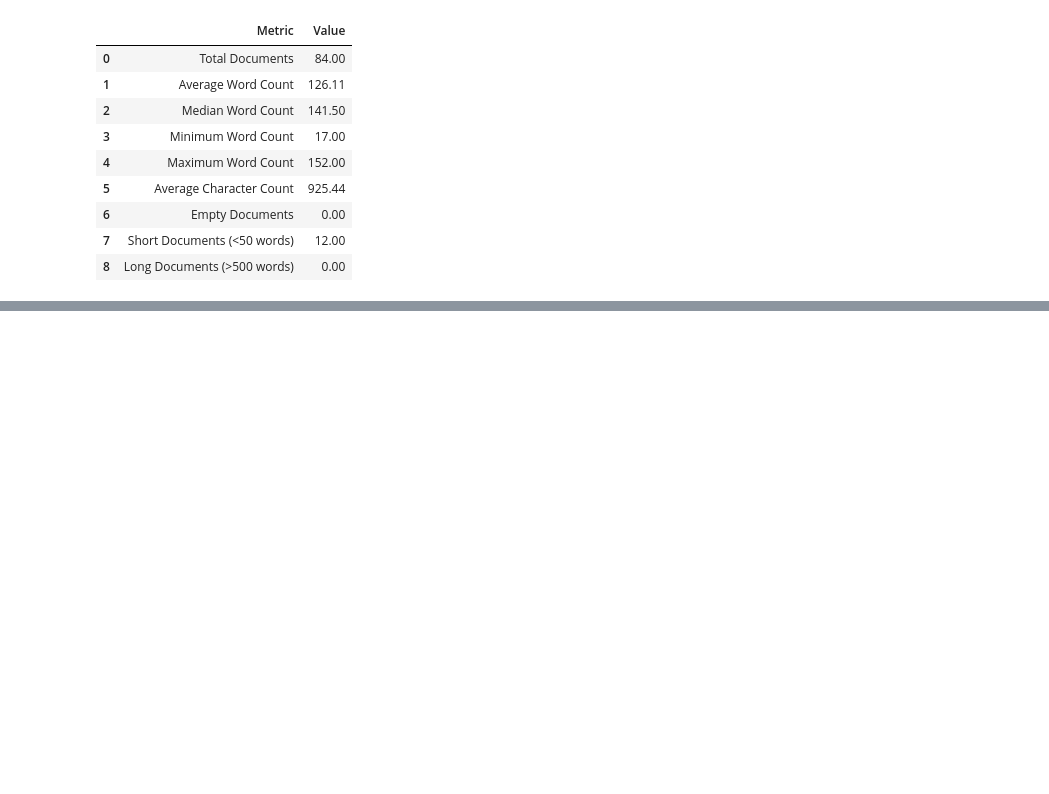
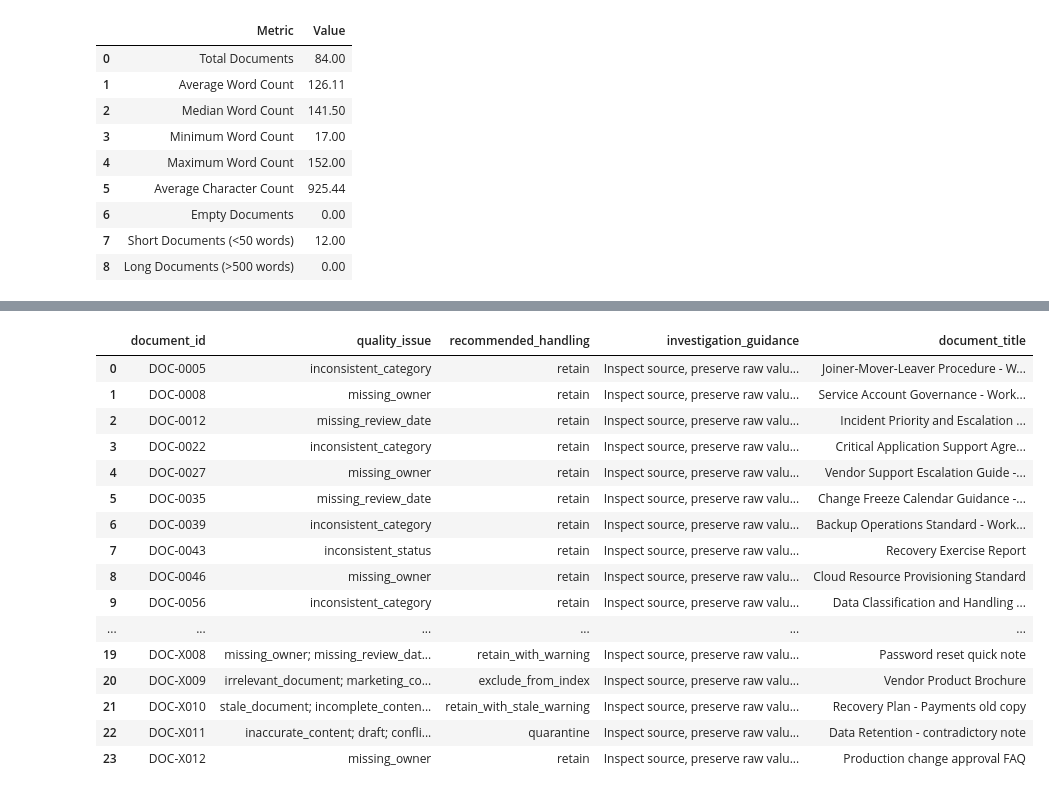
Before and after one commit to anurag-insights/RAG-Based-AI-Document-Assistant-, a Jupyter notebook: notebooks/01_EDA.ipynb, the cells around one changed output, grey strips where cells are left out. Cells and saved outputs as stored; diff of their text form; code cells hidden in the pictures; blank space fills up the shorter version.

```diff
--- a/notebooks/01_EDA.ipynb
+++ b/notebooks/01_EDA.ipynb
@@ -832,0 +921,20 @@ text_summary
+# %%
+quality_df
+# %% [output]
+|  | document_id | quality_issue | recommended_handling | investigation_guidance | document_title |
+| 0 | DOC-0005 | inconsistent_category | retain | Inspect source, preserve raw valu... | Joiner-Mover-Leaver Procedure - W... |
+| 1 | DOC-0008 | missing_owner | retain | Inspect source, preserve raw valu... | Service Account Governance - Work... |
+| 2 | DOC-0012 | missing_review_date | retain | Inspect source, preserve raw valu... | Incident Priority and Escalation ... |
+| 3 | DOC-0022 | inconsistent_category | retain | Inspect source, preserve raw valu... | Critical Application Support Agre... |
+| 4 | DOC-0027 | missing_owner | retain | Inspect source, preserve raw valu... | Vendor Support Escalation Guide -... |
+| 5 | DOC-0035 | missing_review_date | retain | Inspect source, preserve raw valu... | Change Freeze Calendar Guidance -... |
+| 6 | DOC-0039 | inconsistent_category | retain | Inspect source, preserve raw valu... | Backup Operations Standard - Work... |
+| 7 | DOC-0043 | inconsistent_status | retain | Inspect source, preserve raw valu... | Recovery Exercise Report |
+| 8 | DOC-0046 | missing_owner | retain | Inspect source, preserve raw valu... | Cloud Resource Provisioning Standard |
+| 9 | DOC-0056 | inconsistent_category | retain | Inspect source, preserve raw valu... | Data Classification and Handling ... |
+| ... | ... | ... | ... | ... | ... |
+| 19 | DOC-X008 | missing_owner; missing_review_dat... | retain_with_warning | Inspect source, preserve raw valu... | Password reset quick note |
+| 20 | DOC-X009 | irrelevant_document; marketing_co... | exclude_from_index | Inspect source, preserve raw valu... | Vendor Product Brochure |
+| 21 | DOC-X010 | stale_document; incomplete_conten... | retain_with_stale_warning | Inspect source, preserve raw valu... | Recovery Plan - Payments old copy |
+| 22 | DOC-X011 | inaccurate_content; draft; confli... | quarantine | Inspect source, preserve raw valu... | Data Retention - contradictory note |
+| 23 | DOC-X012 | missing_owner | retain | Inspect source, preserve raw valu... | Production change approval FAQ |
```
Also changed, not shown: parts of 9 cells of this notebook.
